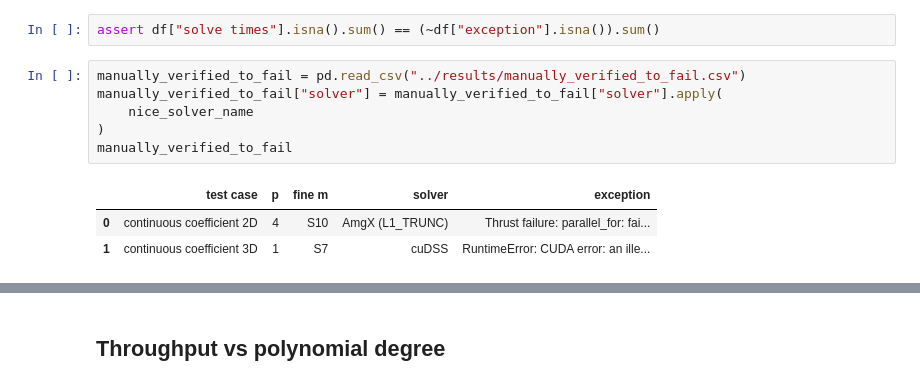
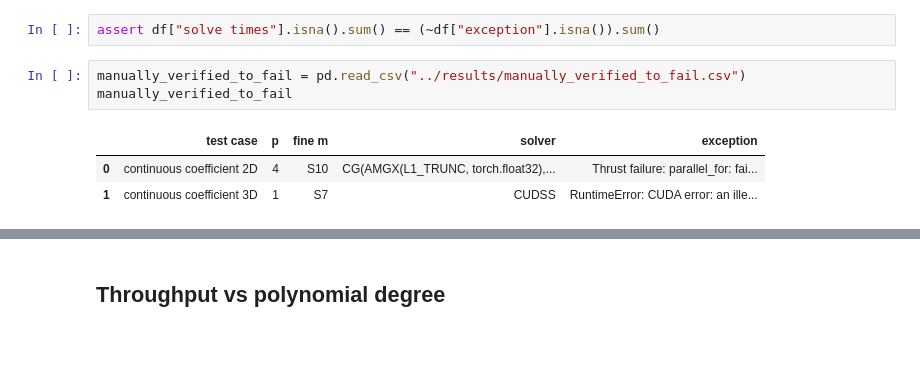
Before and after one commit to mgr0dzicki/dd-solvers, a Jupyter notebook: notebooks/best_comparison.ipynb, the cells around one changed output, grey strips where cells are left out. Cells and saved outputs as stored; diff of their text form; blank space fills up the shorter version.

```diff
--- a/notebooks/best_comparison.ipynb
+++ b/notebooks/best_comparison.ipynb
@@ -47,14 +49,11 @@ df["solver"] = df["solver"].apply(nice_solver_name)
 assert df["solve times"].isna().sum() == (~df["exception"].isna()).sum()
 # %%
 manually_verified_to_fail = pd.read_csv("../results/manually_verified_to_fail.csv")
-manually_verified_to_fail["solver"] = manually_verified_to_fail["solver"].apply(
-    nice_solver_name
-)
 manually_verified_to_fail
 # %% [output]
 |  | test case | p | fine m | solver | exception |
-| 0 | continuous coefficient 2D | 4 | S10 | AmgX (L1_TRUNC) | Thrust failure: parallel_for: fai... |
-| 1 | continuous coefficient 3D | 1 | S7 | cuDSS | RuntimeError: CUDA error: an ille... |
+| 0 | continuous coefficient 2D | 4 | S10 | CG(AMGX(L1_TRUNC, torch.float32),... | Thrust failure: parallel_for: fai... |
+| 1 | continuous coefficient 3D | 1 | S7 | CUDSS | RuntimeError: CUDA error: an ille... |
 # %%
 problems = df[["test case", "p", "fine m"]].drop_duplicates().reset_index(drop=True)
 solvers = df["solver"].unique()
```
Also changed, not shown: parts of 20 cells of this notebook, 4 other files.
